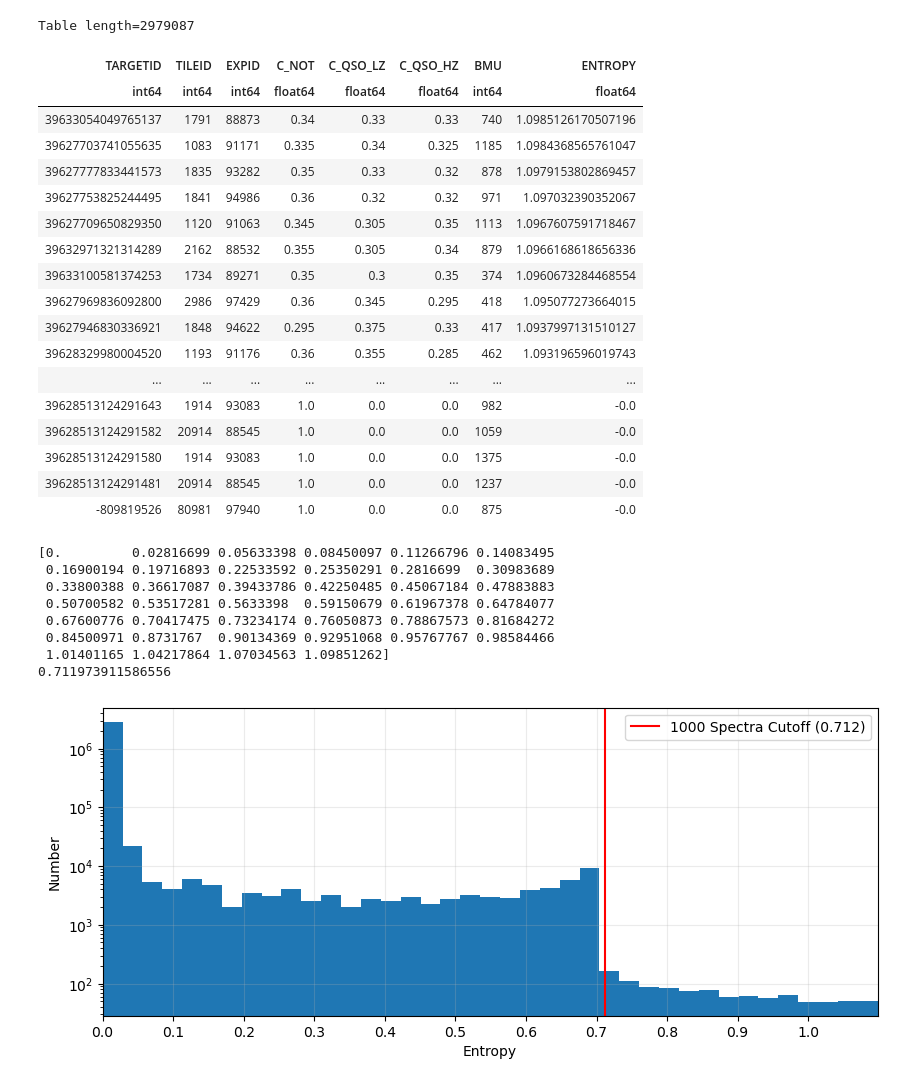
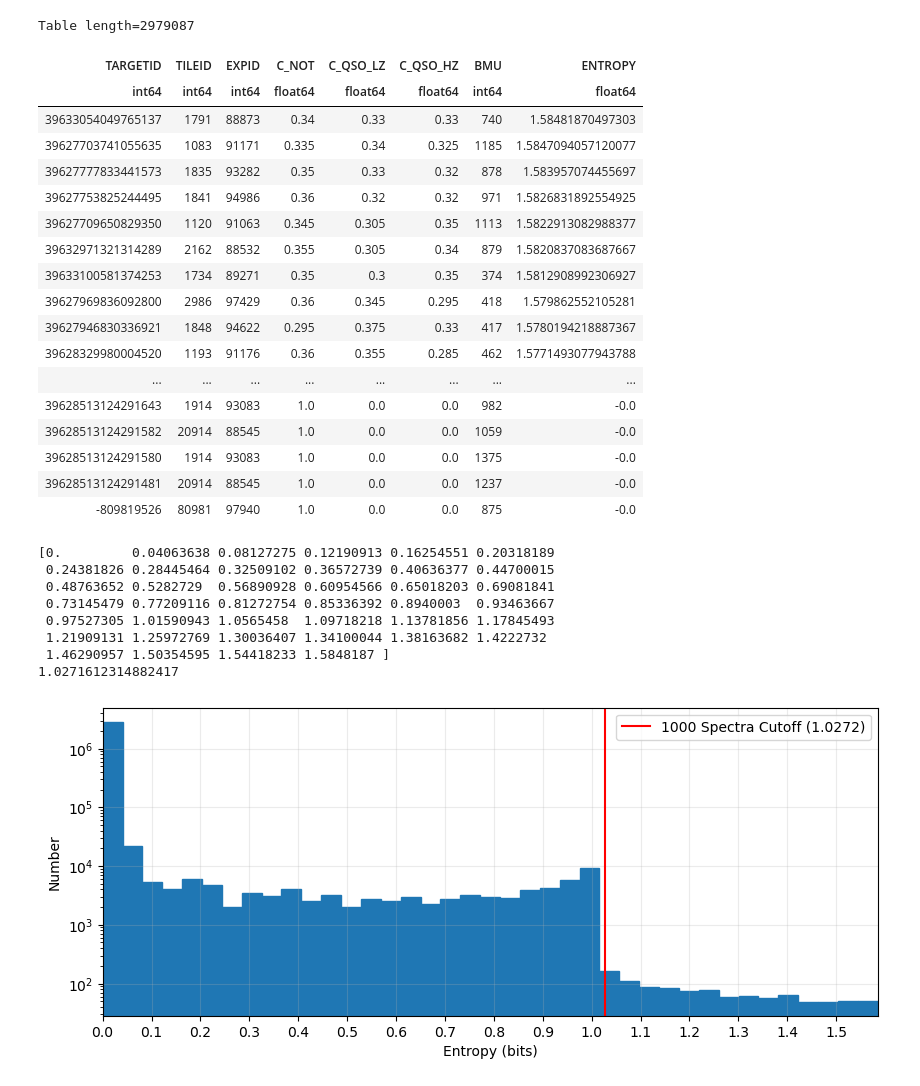
Before and after one commit to dylanagreen/quasarnet_paper_2025, a Jupyter notebook: 04-entropy.ipynb, the cells around one changed output. Drawn from its saved outputs; the diff is of its cells as text; code cells hidden in the pictures.

```diff
--- a/04-entropy.ipynb
+++ b/04-entropy.ipynb
@@ -15,7 +15,7 @@ import fitsio
 tbl_data = Table.read("data/qnet_ensemble_guadalupe.csv")
 # %%
 def calc_entropy(confidence):
-    H = confidence * np.log(confidence)
+    H = confidence * np.log(confidence) / np.log(2)
     H = np.where(confidence == 0, 0, H)
     return -np.sum(H, axis=1)
 # %%
@@ -92,16 +92,16 @@ tbl_no_dupe
 Table length=2979087
 | TARGETID | TILEID | EXPID | C_NOT | C_QSO_LZ | C_QSO_HZ | BMU | ENTROPY |
 | int64 | int64 | int64 | float64 | float64 | float64 | int64 | float64 |
-| 39633054049765137 | 1791 | 88873 | 0.34 | 0.33 | 0.33 | 740 | 1.0985126170507196 |
-| 39627703741055635 | 1083 | 91171 | 0.335 | 0.34 | 0.325 | 1185 | 1.0984368565761047 |
-| 39627777833441573 | 1835 | 93282 | 0.35 | 0.33 | 0.32 | 878 | 1.0979153802869457 |
-| 39627753825244495 | 1841 | 94986 | 0.36 | 0.32 | 0.32 | 971 | 1.097032390352067 |
-| 39627709650829350 | 1120 | 91063 | 0.345 | 0.305 | 0.35 | 1113 | 1.0967607591718467 |
-| 39632971321314289 | 2162 | 88532 | 0.355 | 0.305 | 0.34 | 879 | 1.0966168618656336 |
-| 39633100581374253 | 1734 | 89271 | 0.35 | 0.3 | 0.35 | 374 | 1.0960673284468554 |
-| 39627969836092800 | 2986 | 97429 | 0.36 | 0.345 | 0.295 | 418 | 1.095077273664015 |
-| 39627946830336921 | 1848 | 94622 | 0.295 | 0.375 | 0.33 | 417 | 1.0937997131510127 |
-| 39628329980004520 | 1193 | 91176 | 0.36 | 0.355 | 0.285 | 462 | 1.093196596019743 |
+| 39633054049765137 | 1791 | 88873 | 0.34 | 0.33 | 0.33 | 740 | 1.58481870497303 |
+| 39627703741055635 | 1083 | 91171 | 0.335 | 0.34 | 0.325 | 1185 | 1.5847094057120077 |
+| 39627777833441573 | 1835 | 93282 | 0.35 | 0.33 | 0.32 | 878 | 1.583957074455697 |
+| 39627753825244495 | 1841 | 94986 | 0.36 | 0.32 | 0.32 | 971 | 1.5826831892554925 |
+| 39627709650829350 | 1120 | 91063 | 0.345 | 0.305 | 0.35 | 1113 | 1.5822913082988377 |
+| 39632971321314289 | 2162 | 88532 | 0.355 | 0.305 | 0.34 | 879 | 1.5820837083687667 |
+| 39633100581374253 | 1734 | 89271 | 0.35 | 0.3 | 0.35 | 374 | 1.5812908992306927 |
+| 39627969836092800 | 2986 | 97429 | 0.36 | 0.345 | 0.295 | 418 | 1.579862552105281 |
+| 39627946830336921 | 1848 | 94622 | 0.295 | 0.375 | 0.33 | 417 | 1.5780194218887367 |
+| 39628329980004520 | 1193 | 91176 | 0.36 | 0.355 | 0.285 | 462 | 1.5771493077943788 |
 | ... | ... | ... | ... | ... | ... | ... | ... |
 | 39628513124291643 | 1914 | 93083 | 1.0 | 0.0 | 0.0 | 982 | -0.0 |
 | 39628513124291582 | 20914 | 88545 | 1.0 | 0.0 | 0.0 | 1059 | -0.0 |
@@ -111,31 +111,31 @@ Table length=2979087
 # %%
 entropy_reduced = tbl_no_dupe["ENTROPY"][:]
 bins = np.linspace(0, np.max(entropy_reduced), 40)
 # bins = np.arange(0, np.max(entropy_reduced), 0.02)
 print(bins)
 fig, ax = plt.subplots(figsize=(10, 4))
-n, bins, _ = plt.hist(entropy_reduced, bins=bins)
+n, bins, _ = plt.hist(entropy_reduced, bins=bins, ec="C0")
 plt.yscale("log")
 
 cutoff = sorted(entropy_reduced)[-1000]
 plt.axvline(x = cutoff, c="r", label=f"1000 Spectra Cutoff ({np.round(cutoff, 4)})")
 plt.legend()
 
-plt.xlabel("Entropy")
+plt.xlabel("Entropy (bits)")
 plt.ylabel("Number")
 print(cutoff)
 plt.xlim(bins[0], bins[-1])
 plt.grid(alpha=0.25)
 
 plt.xticks(np.arange(0, np.max(entropy_reduced), 0.1))
-plt.savefig("plots/entropy_dist.jpg", dpi=256, bbox_inches="tight")
+plt.savefig("plots/entropy_dist.pdf", dpi=256, bbox_inches="tight")
 # %% [output]
-[0.         0.02816699 0.05633398 0.08450097 0.11266796 0.14083495
- 0.16900194 0.19716893 0.22533592 0.25350291 0.2816699  0.30983689
- 0.33800388 0.36617087 0.39433786 0.42250485 0.45067184 0.47883883
- 0.50700582 0.53517281 0.5633398  0.59150679 0.61967378 0.64784077
- 0.67600776 0.70417475 0.73234174 0.76050873 0.78867573 0.81684272
- 0.84500971 0.8731767  0.90134369 0.92951068 0.95767767 0.98584466
- 1.01401165 1.04217864 1.07034563 1.09851262]
-0.711973911586556
+[0.         0.04063638 0.08127275 0.12190913 0.16254551 0.20318189
+ 0.24381826 0.28445464 0.32509102 0.36572739 0.40636377 0.44700015
+ 0.48763652 0.5282729  0.56890928 0.60954566 0.65018203 0.69081841
+ 0.73145479 0.77209116 0.81272754 0.85336392 0.8940003  0.93463667
+ 0.97527305 1.01590943 1.0565458  1.09718218 1.13781856 1.17845493
+ 1.21909131 1.25972769 1.30036407 1.34100044 1.38163682 1.4222732
+ 1.46290957 1.50354595 1.54418233 1.5848187 ]
+1.0271612314882417
-[figure, old version]
+[figure, new version]
```
Also changed, not shown: parts of 2 cells of this notebook.
